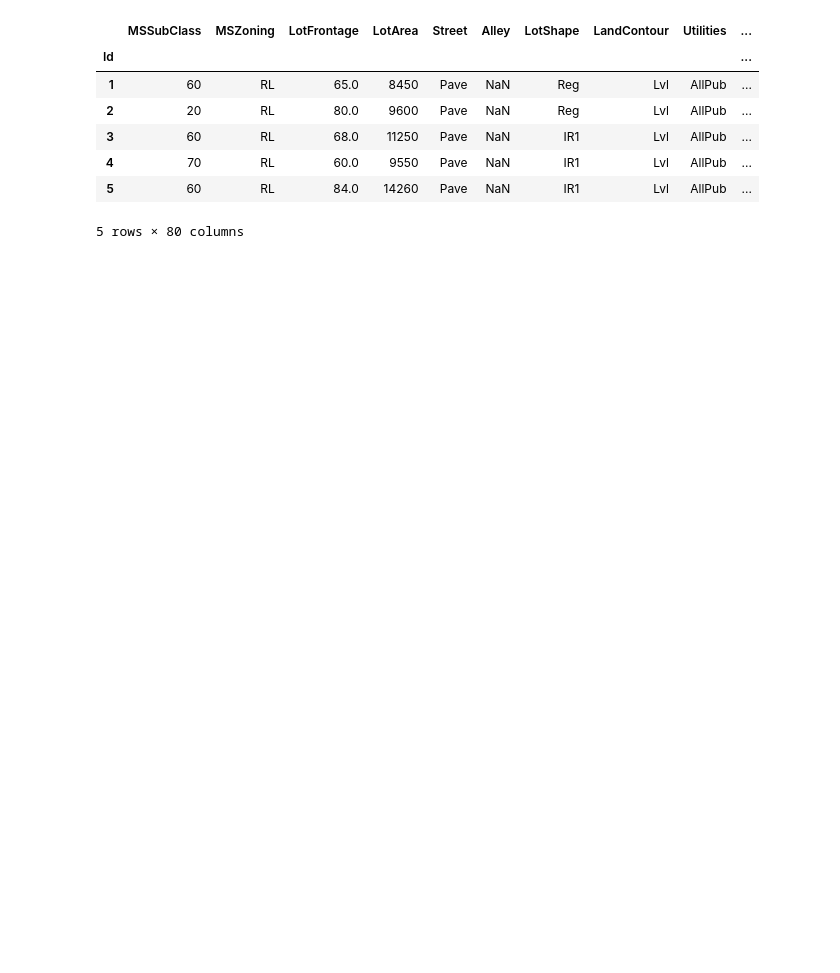
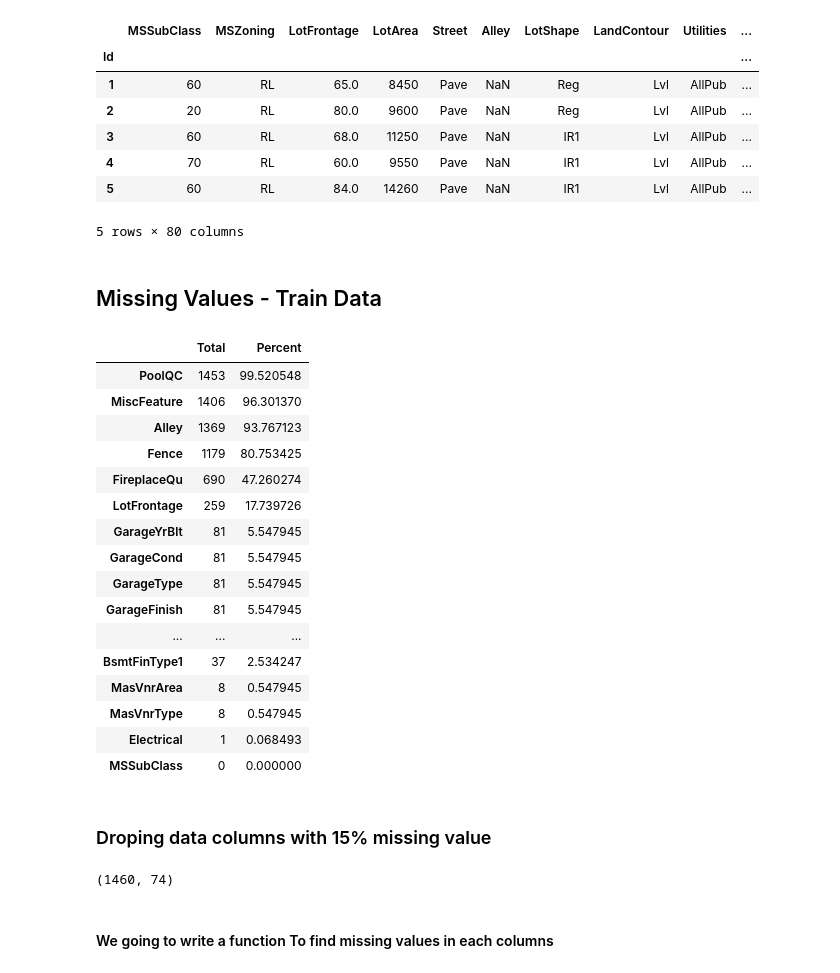
Before and after one commit to naseemap47/predictHousePrices-DeepLearning-python, a Jupyter notebook: jupyter_notebook.ipynb, the cells around one changed output. Drawn from its saved outputs; the diff is of its cells as text; code cells hidden in the pictures; blank space fills up the shorter version.

```diff
--- a/jupyter_notebook.ipynb
+++ b/jupyter_notebook.ipynb
@@ -14,3 +14,41 @@ data.head()
 | 4 | 70 | RL | 60.0 | 9550 | Pave | NaN | IR1 | Lvl | AllPub | ... |
 | 5 | 60 | RL | 84.0 | 14260 | Pave | NaN | IR1 | Lvl | AllPub | ... |
 5 rows × 80 columns
+# %% [markdown]
+## Missing Values - Train Data
+# %%
+# missing data
+total_missing = data.isnull().sum().sort_values(ascending=False)
+percent_missing = (data.isnull().sum() / data.isnull().count())*100
+missing_data = pd.concat([total_missing, percent_missing], axis=1,
+                         keys=['Total', 'Percent'])
+missing_data.head(20)
+# %% [output]
+|  | Total | Percent |
+| PoolQC | 1453 | 99.520548 |
+| MiscFeature | 1406 | 96.301370 |
+| Alley | 1369 | 93.767123 |
+| Fence | 1179 | 80.753425 |
+| FireplaceQu | 690 | 47.260274 |
+| LotFrontage | 259 | 17.739726 |
+| GarageYrBlt | 81 | 5.547945 |
+| GarageCond | 81 | 5.547945 |
+| GarageType | 81 | 5.547945 |
+| GarageFinish | 81 | 5.547945 |
+| ... | ... | ... |
+| BsmtFinType1 | 37 | 2.534247 |
+| MasVnrArea | 8 | 0.547945 |
+| MasVnrType | 8 | 0.547945 |
+| Electrical | 1 | 0.068493 |
+| MSSubClass | 0 | 0.000000 |
+# %% [markdown]
+### Droping data columns with 15% missing value
+# %%
+data = data.drop(['PoolQC', 'MiscFeature', 'Alley',
+                  'Fence', 'FireplaceQu', 'LotFrontage'],
+                 axis=1)
+data.shape
+# %% [output]
+(1460, 74)
+# %% [markdown]
+#### We going to write a function To find missing values in each columns
```
Also changed, not shown: parts of 42 cells of this notebook.
